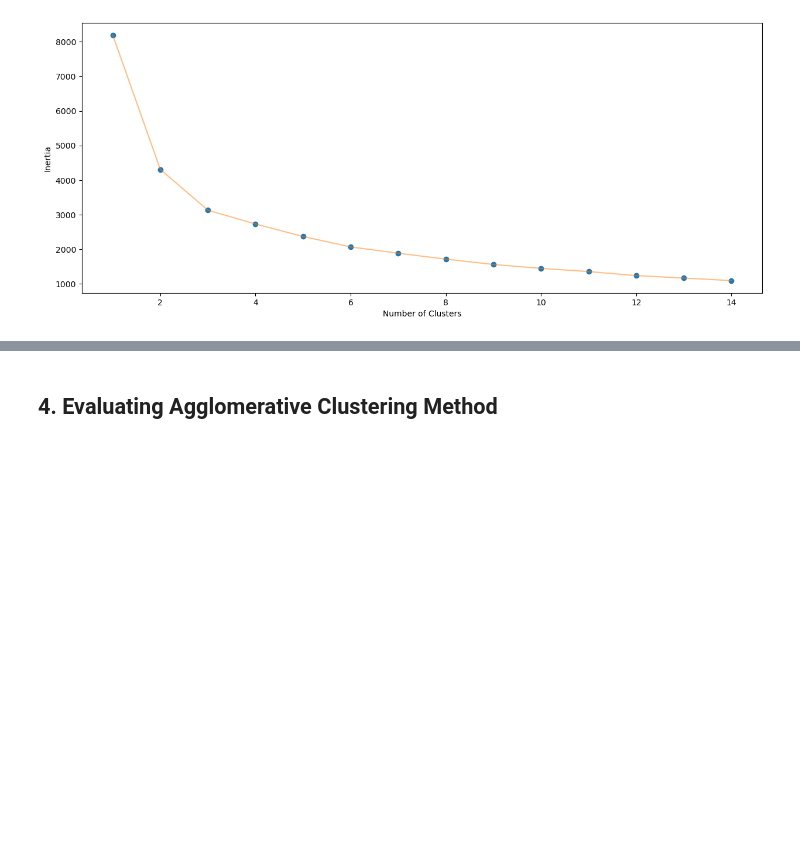
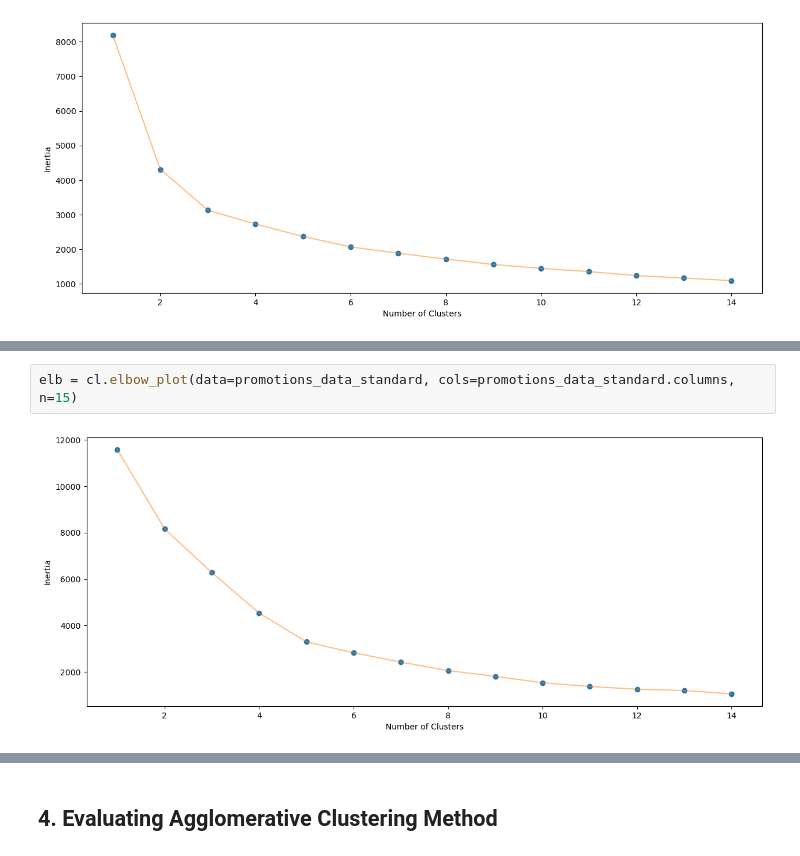
Before and after one commit to marlon-cooh/clustering, a Jupyter notebook: customer_analysis/1-customer_clustering_tunning.ipynb, the cells around one changed output, grey strips where cells are left out. Saved outputs shown, nothing was run; the diff lists cells and outputs as text; blank space fills up the shorter version.

```diff
--- a/customer_analysis/1-customer_clustering_tunning.ipynb
+++ b/customer_analysis/1-customer_clustering_tunning.ipynb
@@ -434,0 +449,4 @@ Silhouette score for K-Means: 0.49
+# %%
+elb = cl.elbow_plot(data=promotions_data_standard, cols=promotions_data_standard.columns, n=15)
+# %% [output]
+[figure, added]
```
Also changed, not shown: parts of 27 cells of this notebook.
